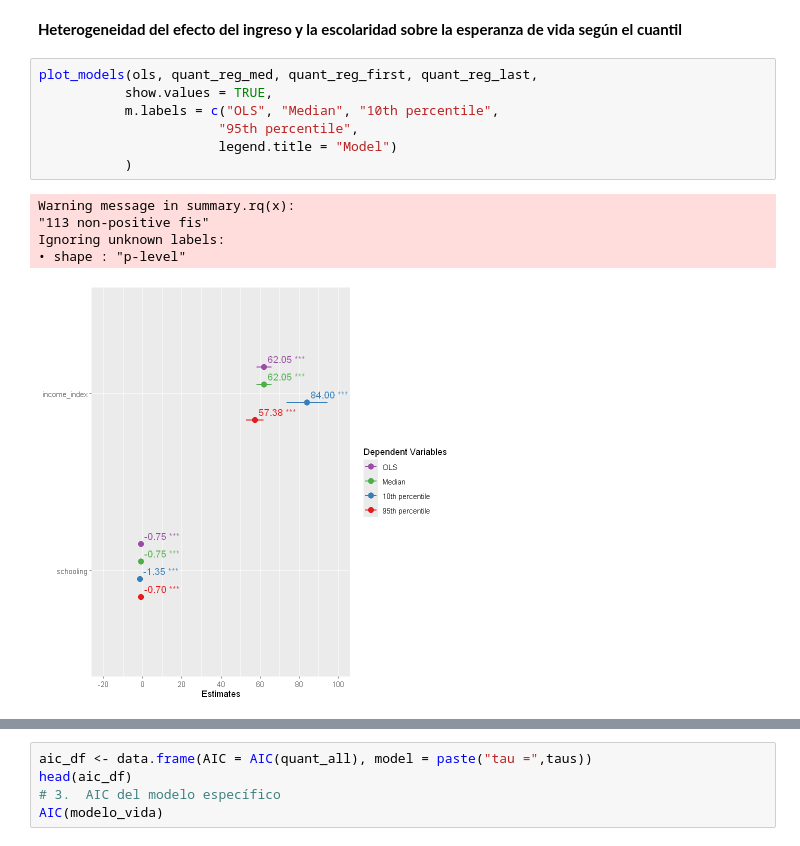
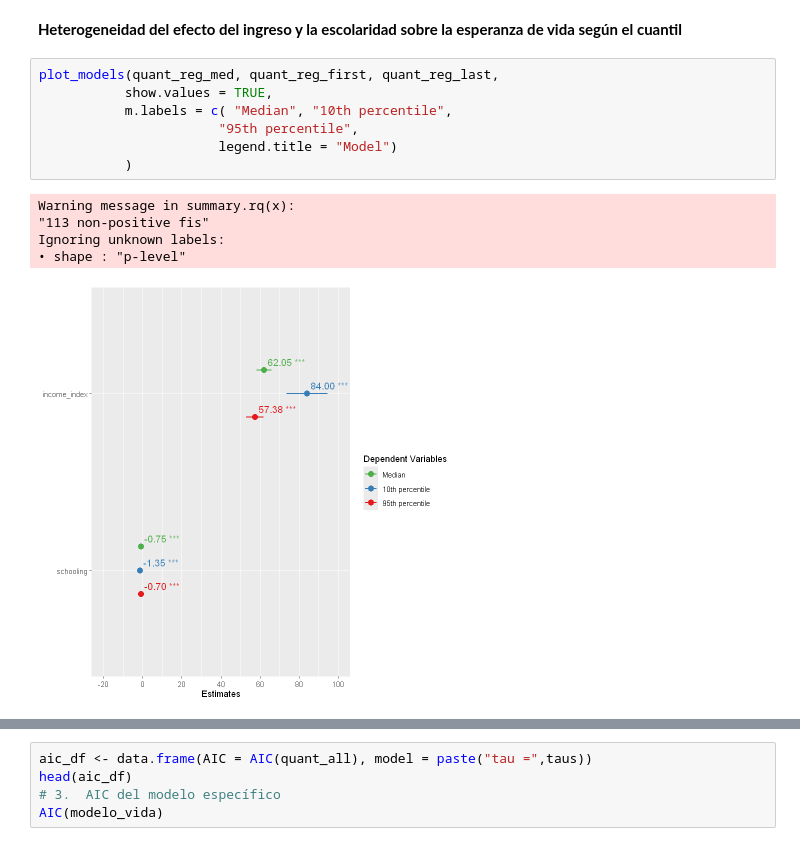
Before and after one commit to juliandhernandez-ai/regresion_cuantilica, a Jupyter notebook: notebooks/modelo_R.ipynb, the cells around one changed output, grey strips where cells are left out. Saved outputs shown, nothing was run; the diff lists cells and outputs as text.

```diff
--- a/notebooks/modelo_R.ipynb
+++ b/notebooks/modelo_R.ipynb
@@ -588,15 +594,15 @@ La advertencia `113 non-positive fis` pertenece al cálculo de la inferencia de
 # %% [markdown]
 **Heterogeneidad del efecto del ingreso y la escolaridad sobre la esperanza de vida según el cuantil**
 # %%
-plot_models(ols, quant_reg_med, quant_reg_first, quant_reg_last,
+plot_models(quant_reg_med, quant_reg_first, quant_reg_last,
            show.values = TRUE,
-           m.labels = c("OLS", "Median", "10th percentile",
+           m.labels = c( "Median", "10th percentile",
                        "95th percentile",
                        legend.title = "Model")
            )
 # %% [output]
 Warning message in summary.rq(x):
 "113 non-positive fis"
 Ignoring unknown labels:
 • shape : "p-level"
-[figure, old version]
+[figure, new version]
```
Also changed, not shown: parts of 15 cells of this notebook.
